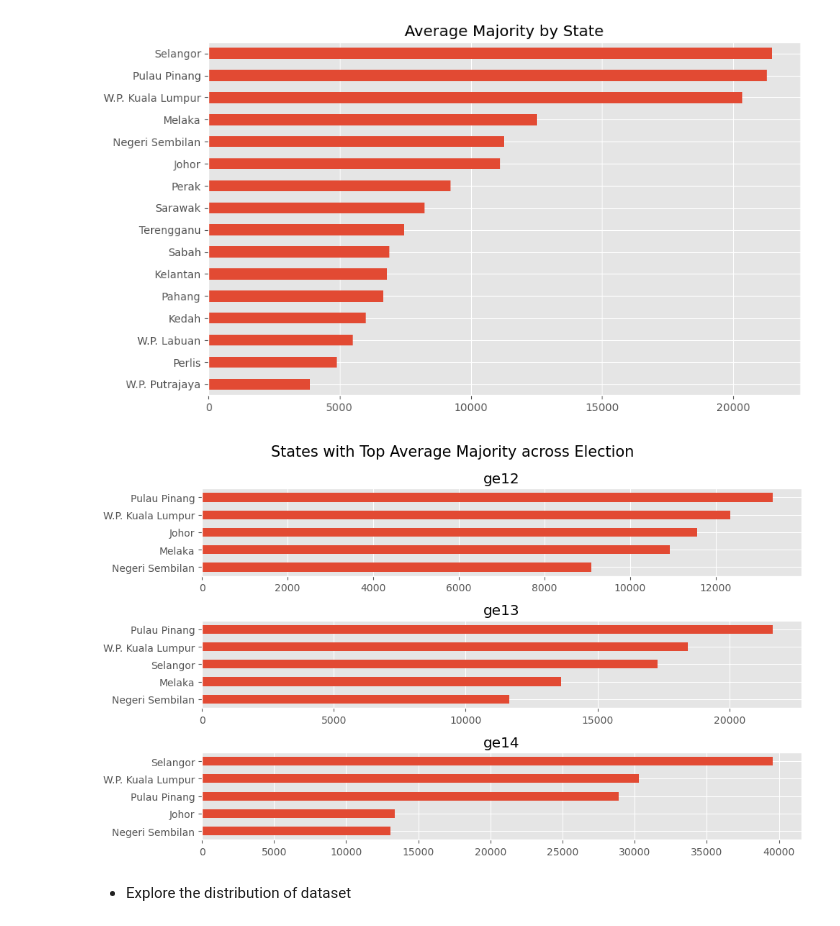
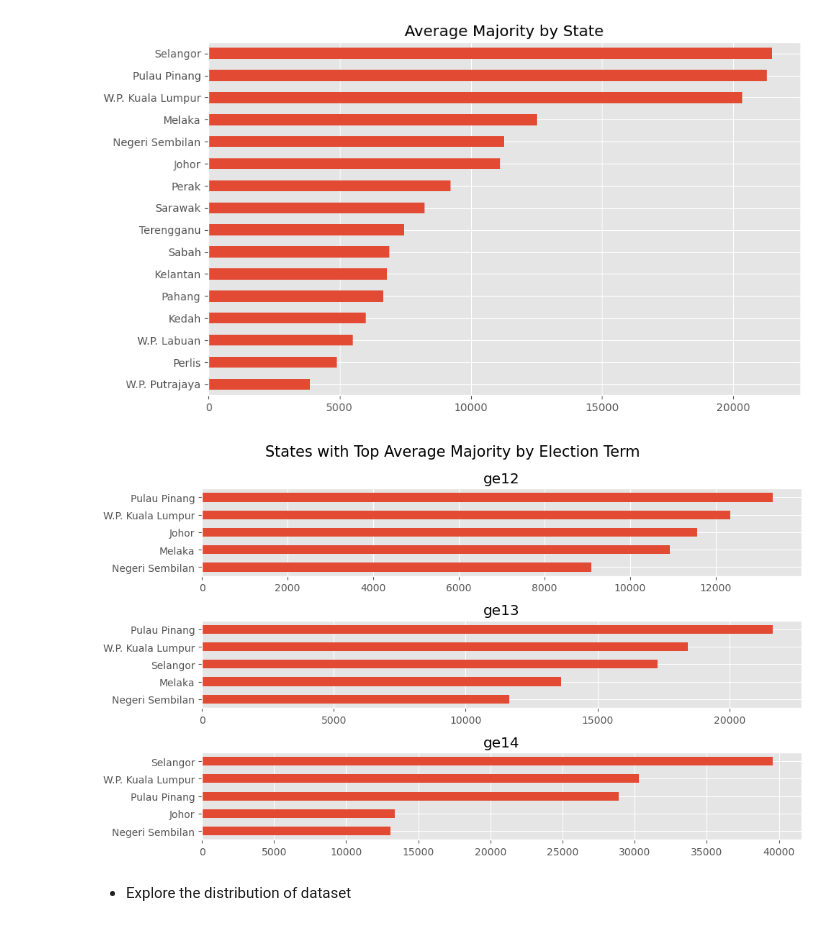
Before and after one commit to ChuSeng99/ge-malaysia, a Jupyter notebook: ge_analysis.ipynb, the cells around one changed output. Saved outputs shown, nothing was run; the diff lists cells and outputs as text; code cells hidden in the pictures.

```diff
--- a/ge_analysis.ipynb
+++ b/ge_analysis.ipynb
@@ -160,24 +160,24 @@ election_terms = df_majority['election_term'].unique().tolist()
 # %%
 fig, ax = plt.subplots(len(election_terms), 1)
 
 for i, election_term in enumerate(election_terms):
     df_plot = df_majority[df_majority['election_term'] == election_term].head(5)
     df_plot.plot(
         kind='barh',
         x='state',
         y='avg_majority',
         ax=ax[i],
         title=election_term
     )
     ax[i].invert_yaxis()
     ax[i].set_ylabel('')
     ax[i].legend().set_visible(False)
 
-fig.suptitle('States with Top Average Majority across Election', fontsize=15)
+fig.suptitle('States with Top Average Majority by Election Term', fontsize=15)
 fig.tight_layout()
 plt.show()
 # %% [output]
-[figure, old version]
+[figure, new version]
 # %% [markdown]
 - Explore the distribution of dataset
 # %%
```
Also changed, not shown: parts of 6 cells of this notebook, 8 other files.
